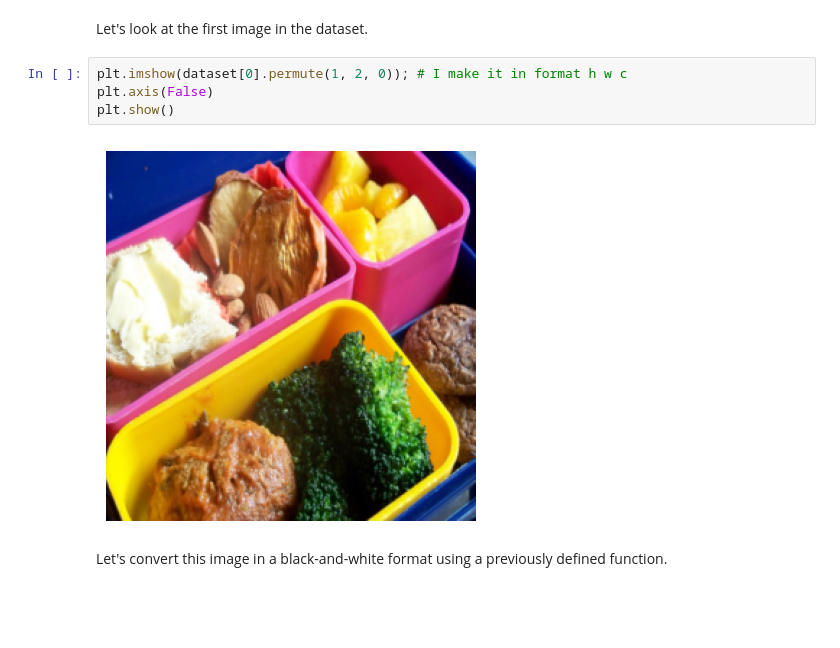
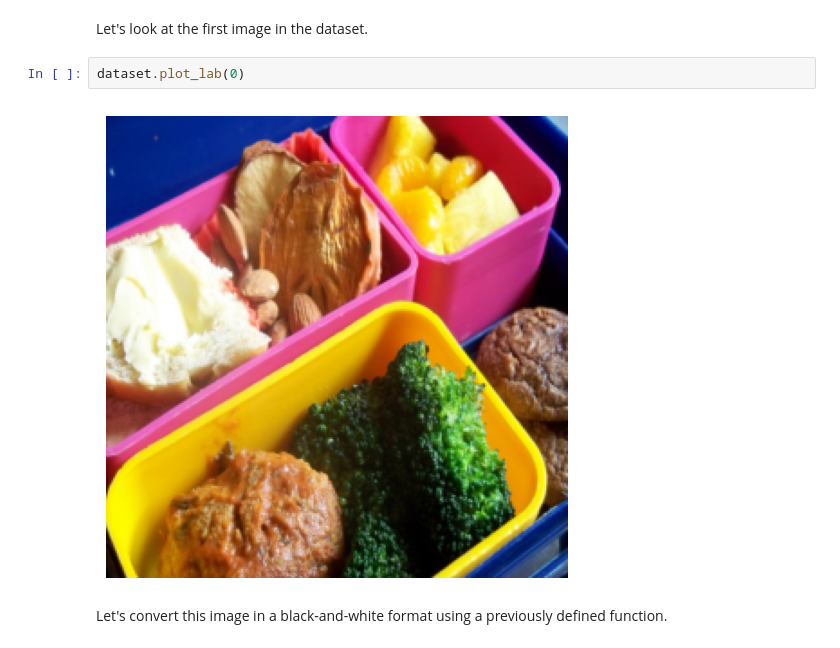
Before and after one commit to diegocerretti/ImageColorization, a Jupyter notebook: CNN_Colorization.ipynb, the cells around one changed output. Cells and saved outputs as stored; diff of their text form; blank space fills up the shorter version.

```diff
--- a/CNN_Colorization.ipynb
+++ b/CNN_Colorization.ipynb
@@ -72,12 +113,10 @@ Number of images: 82783
 Image size: torch.Size([3, 256, 256])
 # %% [markdown]
 Let's look at the first image in the dataset.
-# %%
-plt.imshow(dataset[0].permute(1, 2, 0)); # I make it in format h w c
-plt.axis(False)
-plt.show()
-# %% [output]
-[figure, removed]
+# %%
+dataset.plot_lab(0)
+# %% [output]
+[figure, added]
 # %% [markdown]
 Let's convert this image in a black-and-white format using a previously defined function.
 # %%
```
Also changed, not shown: parts of 7 cells of this notebook.
